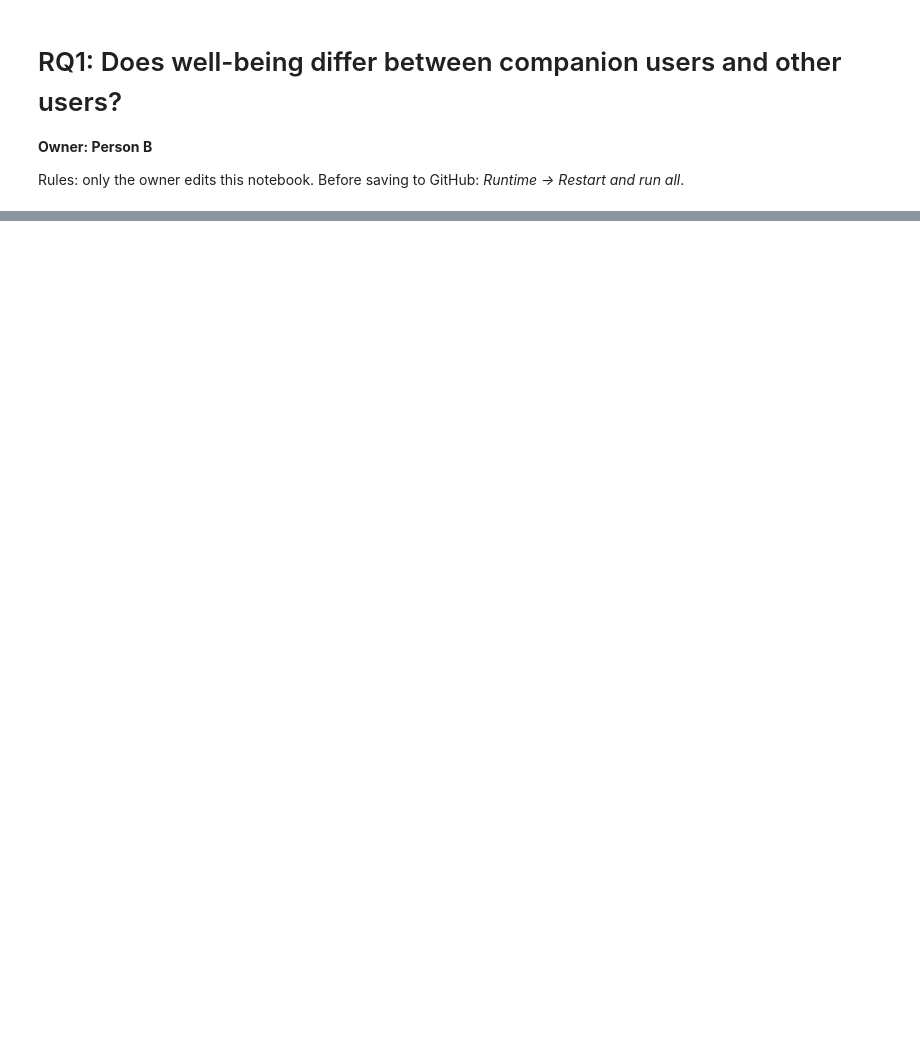
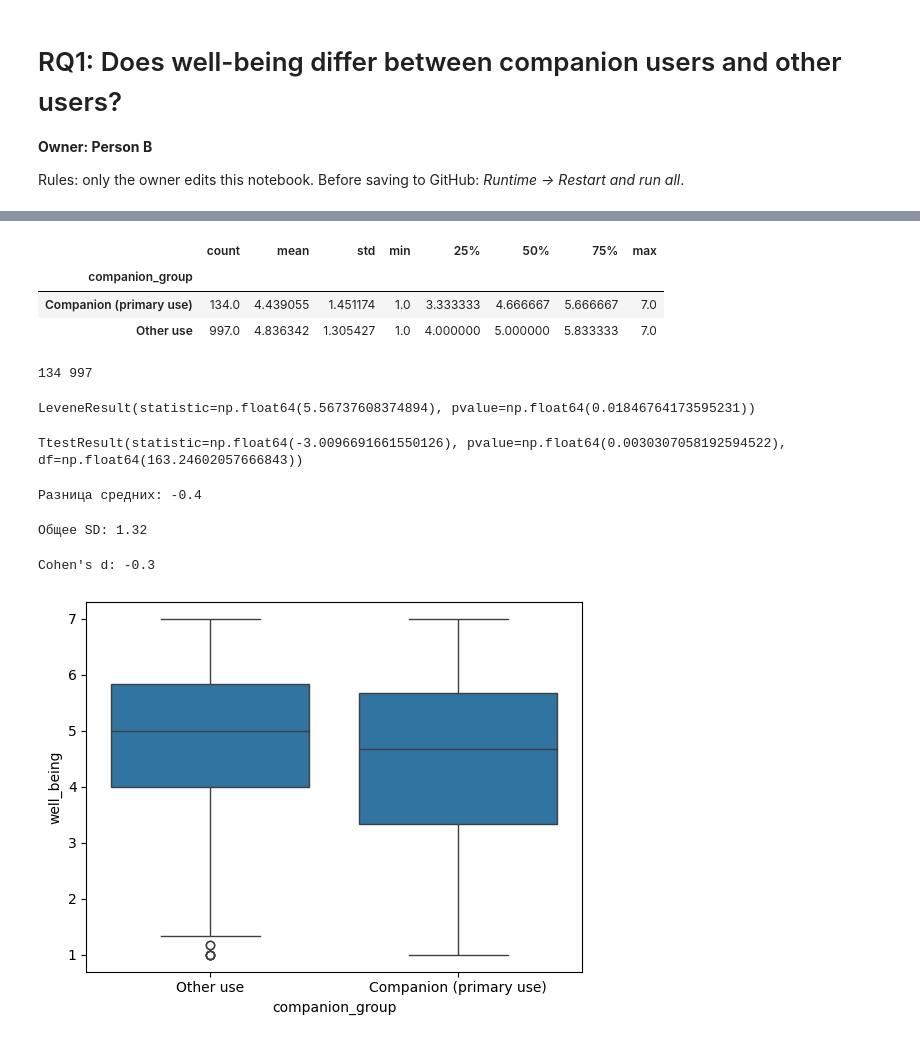
Before and after one commit to xMrTuffnut/ai-companion-wellbeing, a Jupyter notebook: notebooks/02_rq1_companion_vs_others.ipynb, the cells around one changed output, grey strips where cells are left out. Saved outputs shown, nothing was run; the diff lists cells and outputs as text; code cells hidden in the pictures; blank space fills up the shorter version.

```diff
--- a/notebooks/02_rq1_companion_vs_others.ipynb
+++ b/notebooks/02_rq1_companion_vs_others.ipynb
@@ -5,20 +5,3 @@
 **Owner: Person B**
 
 Rules: only the owner edits this notebook. Before saving to GitHub: *Runtime → Restart and run all*.
-# %%
-# ---- Shared setup cell: same in every notebook, don't change it alone ----
-import numpy as np
-import pandas as pd
-import matplotlib.pyplot as plt
-import seaborn as sns
-from scipy import stats
-import statsmodels.formula.api as smf
-
-sns.set_theme(style="whitegrid")
-
-# Raw data (original study). Once data/clean.csv exists, switch to CLEAN_URL.
-RAW_URL = "https://raw.githubusercontent.com/SALT-NLP/AI-companionship-well-being/main/data.csv"
-CLEAN_URL = "https://raw.githubusercontent.com/xMrTuffnut/ai-companion-wellbeing/main/data/clean.csv"
-
-df = pd.read_csv(CLEAN_URL)
-print(df.shape)
@@ -88,0 +13,4 @@ t = -2.44, p = 0.0150
+# %%
+url = "https://raw.githubusercontent.com/xMrTuffnut/ai-companion-wellbeing/main/data/clean.csv" #clear data
+df = pd.read_csv(url)     #read table and put it into df
+df.shape                  #shows table
@@ -88,0 +58,46 @@ t = -2.44, p = 0.0150
+# %%
+df.groupby("companion_group")["well_being"].describe()    #H0 - no difference in means
+# %% [output]
+|  | count | mean | std | min | 25% | 50% | 75% | max |
+| companion_group |  |  |  |  |  |  |  |  |
+| Companion (primary use) | 134.0 | 4.439055 | 1.451174 | 1.0 | 3.333333 | 4.666667 | 5.666667 | 7.0 |
+| Other use | 997.0 | 4.836342 | 1.305427 | 1.0 | 4.000000 | 5.000000 | 5.833333 | 7.0 |
+# %%
+companion = df[df["companionship_prim"] == 1]["well_being"]
+others    = df[df["companionship_prim"] == 0]["well_being"]
+
+print(len(companion), len(others))
+# %% [output]
+134 997
+# %%
+stats.levene(companion, others)
+# %% [output]
+LeveneResult(statistic=np.float64(5.56737608374894), pvalue=np.float64(0.01846764173595231))
+# %%
+stats.ttest_ind(companion, others, equal_var=False)     #test_ind - потому что группы независимые
+# %% [output]
+TtestResult(statistic=np.float64(-3.0096691661550126), pvalue=np.float64(0.0030307058192594522), df=np.float64(163.24602057666843))
+# %%
+# 1. Разница средних
+diff = companion.mean() - others.mean()
+print("Разница средних:", round(diff, 2))
+# %% [output]
+Разница средних: -0.4
+# %%
+# 2. Общий (объединённый, pooled) разброс двух групп
+n1, n2 = len(companion), len(others)
+sd_pooled = (((n1 - 1) * companion.var() + (n2 - 1) * others.var()) / (n1 + n2 - 2)) ** 0.5
+print("Общее SD:", round(sd_pooled, 2))
+# %% [output]
+Общее SD: 1.32
+# %%
+# 3. Cohen's d
+d = diff / sd_pooled
+print("Cohen's d:", round(d, 2))
+# %% [output]
+Cohen's d: -0.3
+# %%
+sns.boxplot(data=df, x="companion_group", y="well_being")
+plt.show()
+# %% [output]
+[figure, added]
```
Also changed, not shown: parts of 24 cells of this notebook.
